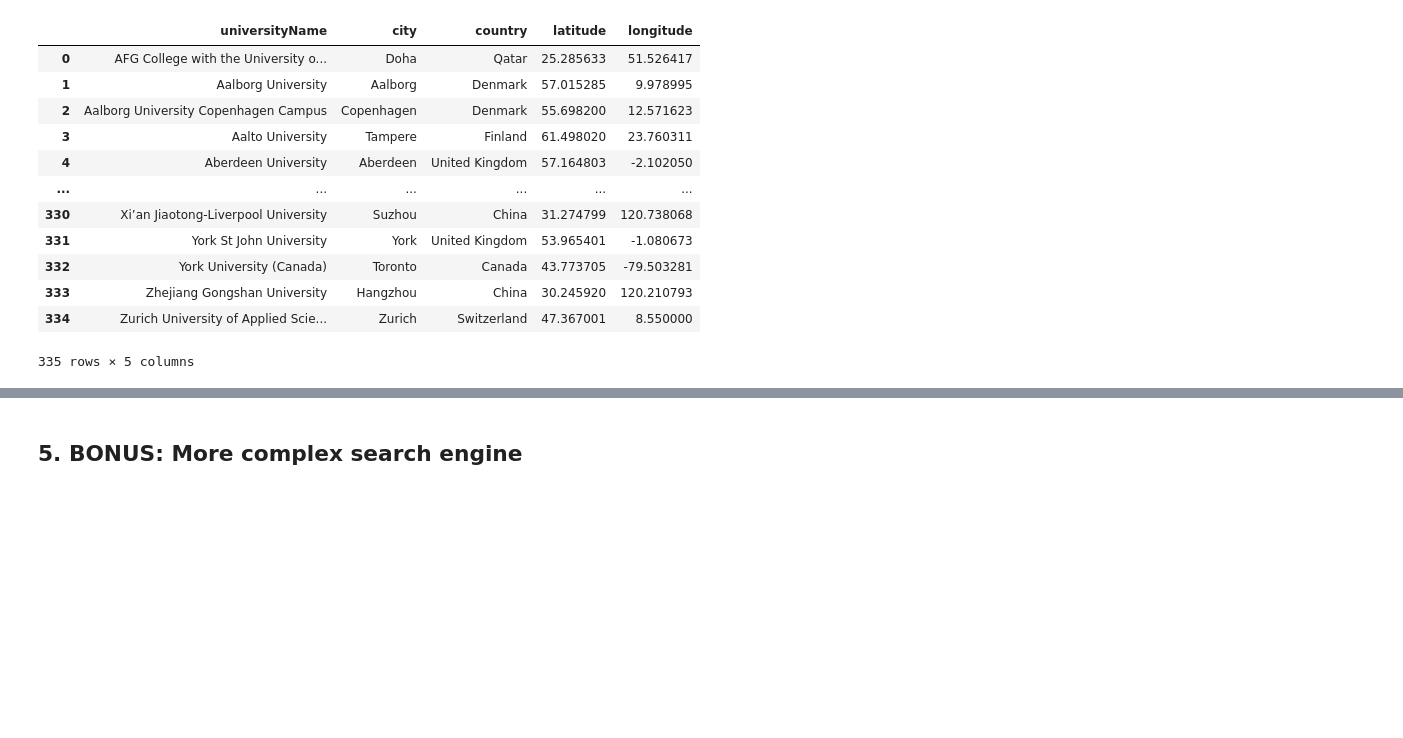
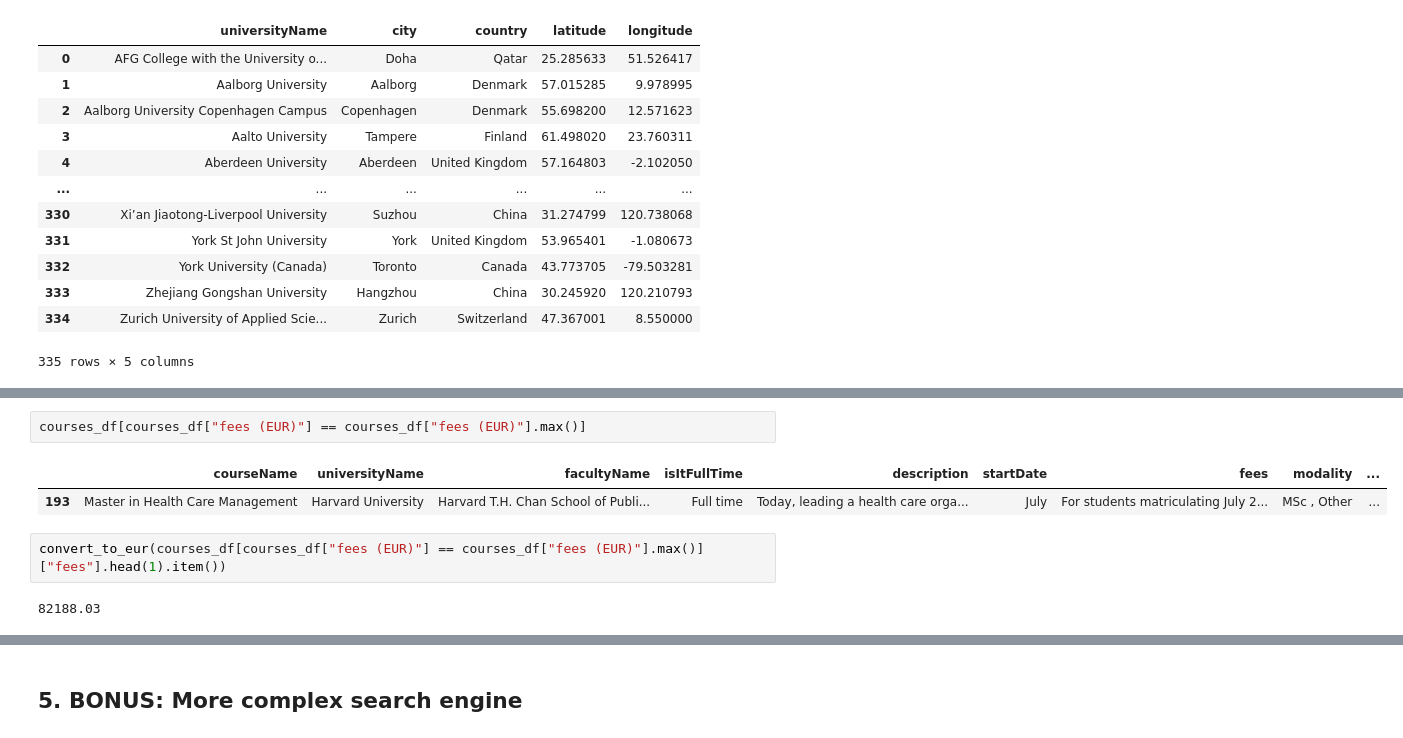
Before and after one commit to LorenzoPannacci/ADM-HW3, a Jupyter notebook: main.ipynb, the cells around one changed output, grey strips where cells are left out. Saved outputs shown, nothing was run; the diff lists cells and outputs as text; blank space fills up the shorter version.

```diff
--- a/main.ipynb
+++ b/main.ipynb
@@ -1151,3 +1286,12 @@ for group_tuple, group in courses_df.groupby(["universityName", "city", "country
 map
 # %% [output]
 [interactive output not drawn]
+# %%
+courses_df[courses_df["fees (EUR)"] == courses_df["fees (EUR)"].max()]
+# %% [output]
+|  | courseName | universityName | facultyName | isItFullTime | description | startDate | fees | modality | ... |
+| 193 | Master in Health Care Management | Harvard University | Harvard T.H. Chan School of Publi... | Full time | Today, leading a health care orga... | July | For students matriculating July 2... | MSc , Other | ... |
+# %%
+convert_to_eur(courses_df[courses_df["fees (EUR)"] == courses_df["fees (EUR)"].max()]["fees"].head(1).item())
+# %% [output]
+82188.03
```
Also changed, not shown: parts of 13 cells of this notebook.
